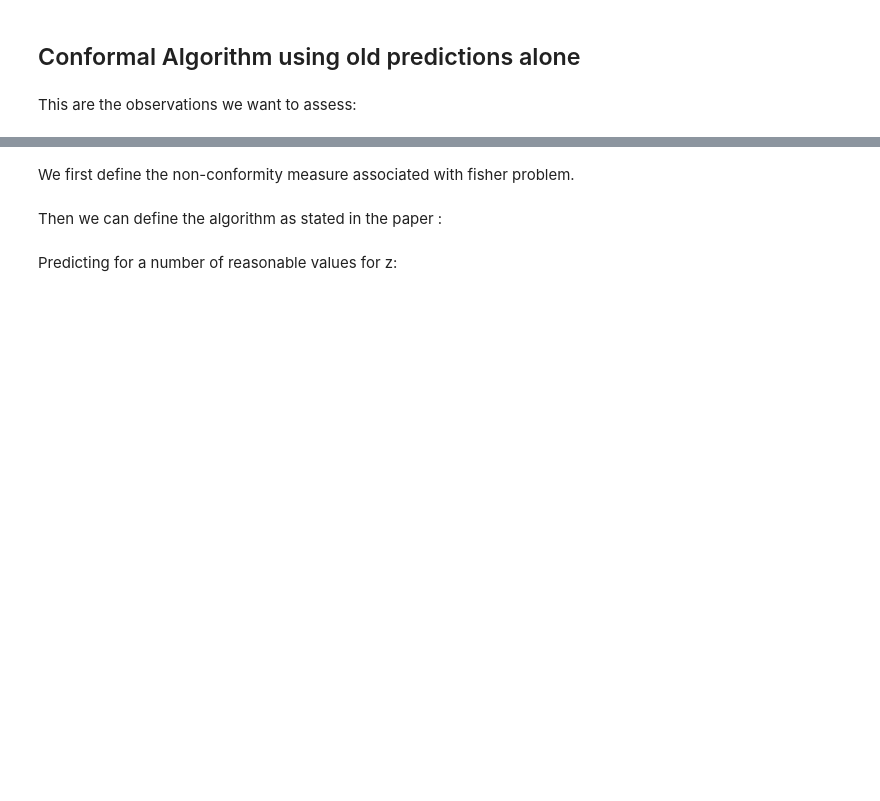
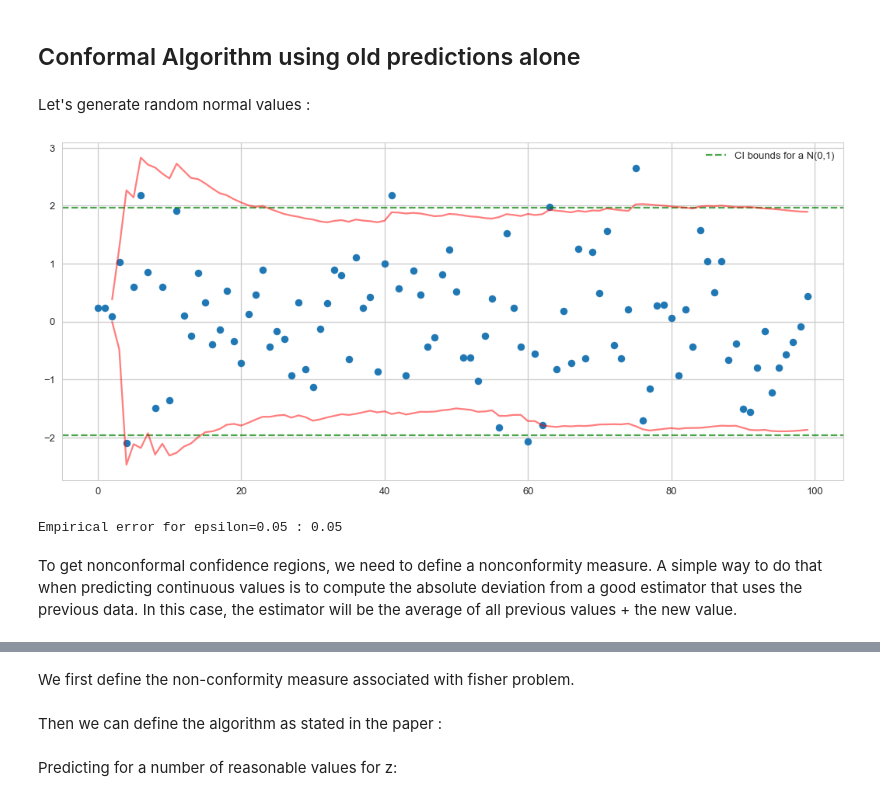
Before and after one commit to eacquarone/OnlineLearning, a Jupyter notebook: Online Learning.ipynb, the cells around one changed output, grey strips where cells are left out. Drawn from its saved outputs; the diff is of its cells as text; code cells hidden in the pictures; blank space fills up the shorter version.

```diff
--- a/Online Learning.ipynb
+++ b/Online Learning.ipynb
@@ -5,7 +17,13 @@ Populating the interactive namespace from numpy and matplotlib
 # %%
-import numpy as np
-import multiset as ms
 from sys import maxsize
 
 import pandas as pd
+from scipy import stats
 from sklearn.datasets import load_iris
+
+import seaborn as sns
+
+import multiset as ms
+
+sns.set_style("whitegrid")
+sns.set_context("talk")
@@ -16,4 +53,2 @@ p =ms.Multiset([1,3,4,4,3,5,6]).difference([3])
 # %% [markdown]
 ## Conformal Algorithm using old predictions alone
-# %% [markdown]
-This are the observations we want to assess:
@@ -22,0 +55,41 @@ list_fisher = [17,20,10,17,12,15,19,22,17,
+# %% [markdown]
+Let's generate random normal values :
+# %%
+def estimate_confidence_interval(Z, epsilon):
+    quantile = stats.norm.ppf(q=1-epsilon/2)
+
+    Z_mean = Z.cumsum()/(1 + np.arange(len(Z)))
+
+    S = (Z - Z_mean)**2
+    Z_std = S.cumsum()/(np.arange(-1, len(S)-1))
+    Z_std[:2] = np.nan
+    Z_std = np.sqrt(Z_std)
+
+    lim_sup = Z_mean + quantile * Z_std
+    lim_inf = Z_mean - quantile * Z_std
+    return lim_inf, lim_sup
+# %%
+n = 100
+epsilon = 0.05
+q = stats.norm.ppf(q=1-epsilon/2)
+
+Z = np.random.normal(size=n)
+lim_inf, lim_sup = estimate_confidence_interval(Z, epsilon)
+
+plt.figure(figsize=(18, 8))
+plt.scatter(range(len(Z)), Z)
+plt.axhline(y=q, color='green', linestyle='--', alpha=0.7, label="CI bounds for a N(0,1)")
+plt.axhline(y=-q, color='green', linestyle='--', alpha=0.7)
+plt.plot(lim_sup, color="red", alpha=0.5)
+plt.plot(lim_inf, color="red", alpha=0.5)
+plt.legend()
+plt.show()
+# %% [output]
+[figure, added]
+# %%
+empirical_error = sum((Z > lim_sup) | (Z < lim_inf))/len(Z)
+print(f'Empirical error for epsilon={epsilon} : {empirical_error}')
+# %% [output]
+Empirical error for epsilon=0.05 : 0.05
+# %% [markdown]
+To get nonconformal confidence regions, we need to define a nonconformity measure. A simple way to do that when predicting continuous values is to compute the absolute deviation from a good estimator that uses the previous data. In this case, the estimator will be the average of all previous values + the new value.
```
Also changed, not shown: parts of 15 cells of this notebook, 1 other file.
